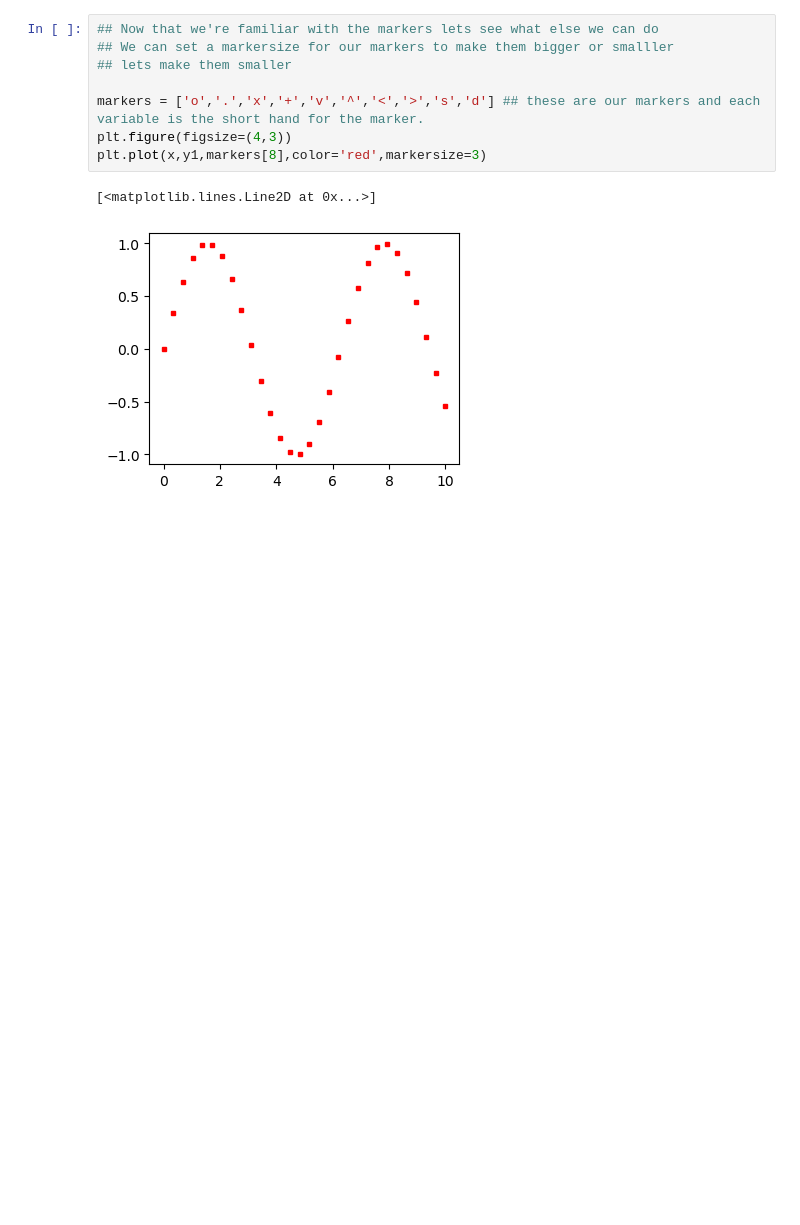
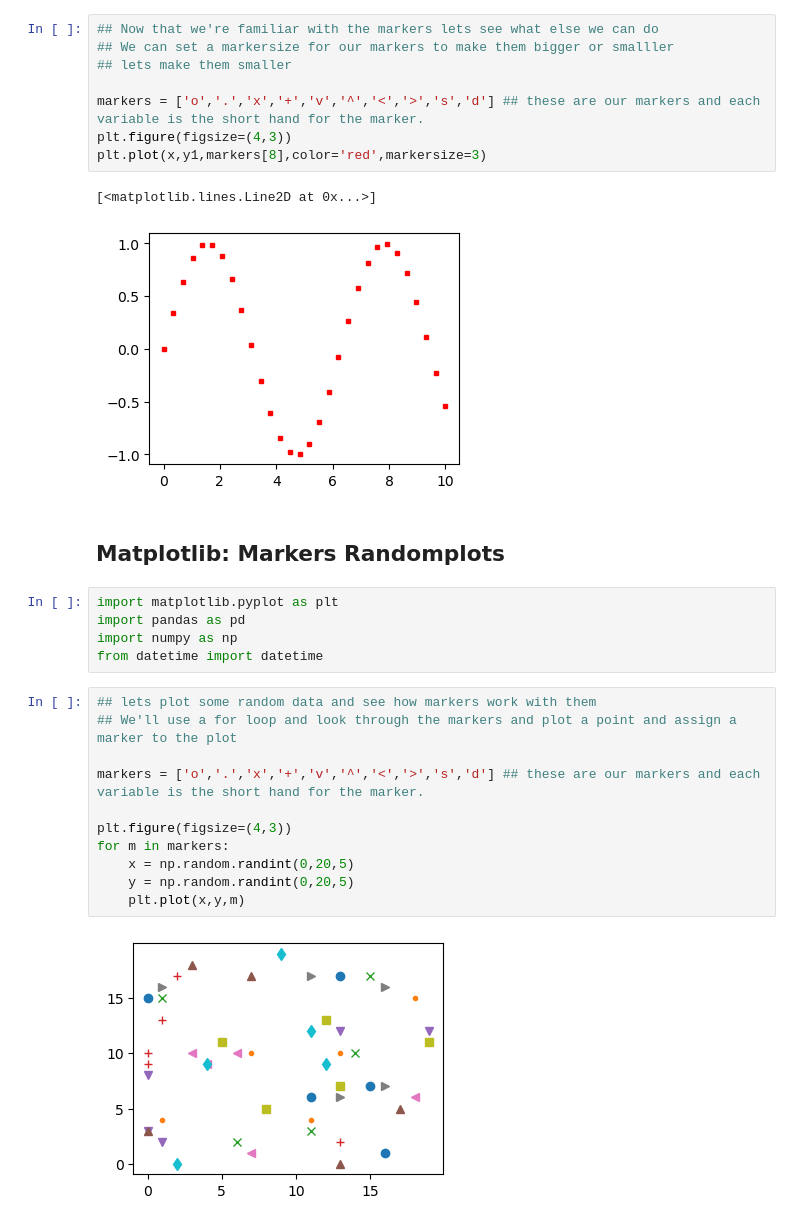
Before and after one commit to JakeBestDev/Packt_AIScience_Data_Science_Machine_Learning, a Jupyter notebook: Module_2_Python_Data_Visualization_and_Understanding/lab_3_advance_matplotlib.ipynb, the cells around one changed output. Cells and saved outputs as stored; diff of their text form; blank space fills up the shorter version.

Commit message:
Lab 3: Advanced Matplotlib
Lab 3: Advanced Matplotlib

```diff
--- a/Module_2_Python_Data_Visualization_and_Understanding/lab_3_advance_matplotlib.ipynb
+++ b/Module_2_Python_Data_Visualization_and_Understanding/lab_3_advance_matplotlib.ipynb
@@ -915,3 +915,23 @@ plt.plot(x,y1,markers[8],color='red',markersize=3)
 # %% [output]
 [<matplotlib.lines.Line2D at 0x...>]
 [figure]
+# %% [markdown]
+## Matplotlib: Markers Randomplots
+# %%
+import matplotlib.pyplot as plt
+import pandas as pd
+import numpy as np
+from datetime import datetime
+# %%
+## lets plot some random data and see how markers work with them
+## We'll use a for loop and look through the markers and plot a point and assign a marker to the plot
+
+markers = ['o','.','x','+','v','^','<','>','s','d'] ## these are our markers and each variable is the short hand for the marker.
+
+plt.figure(figsize=(4,3))
+for m in markers:
+    x = np.random.randint(0,20,5)
+    y = np.random.randint(0,20,5)
+    plt.plot(x,y,m)
+# %% [output]
+[figure, added]
```
